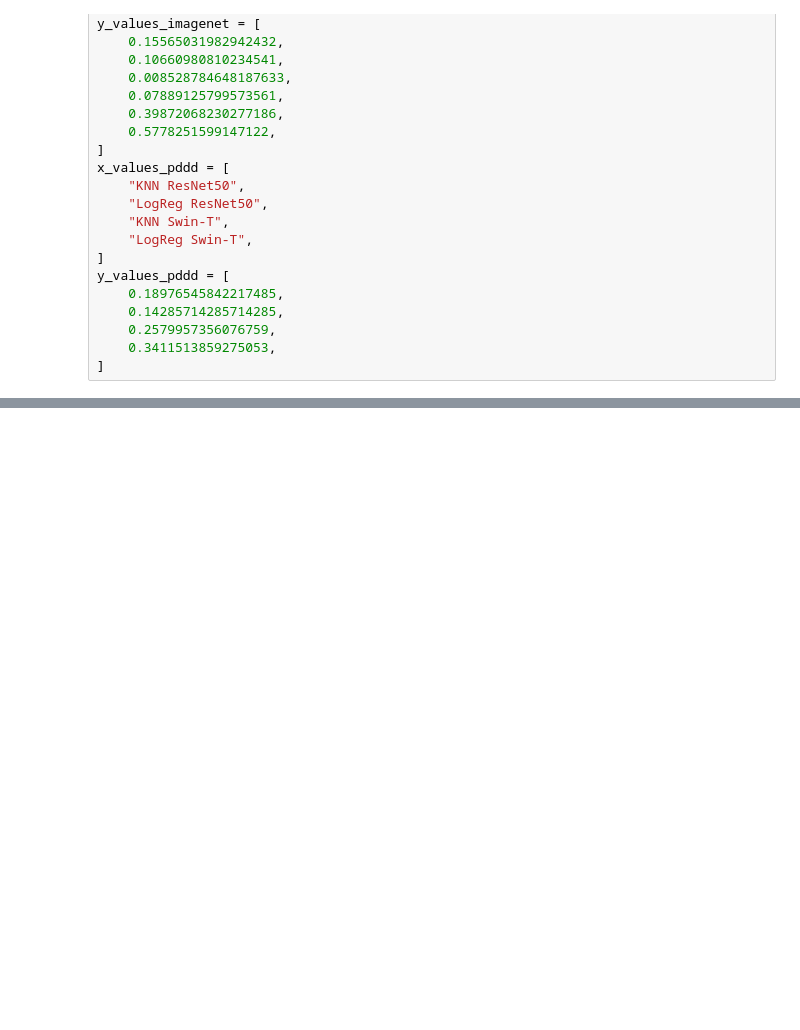
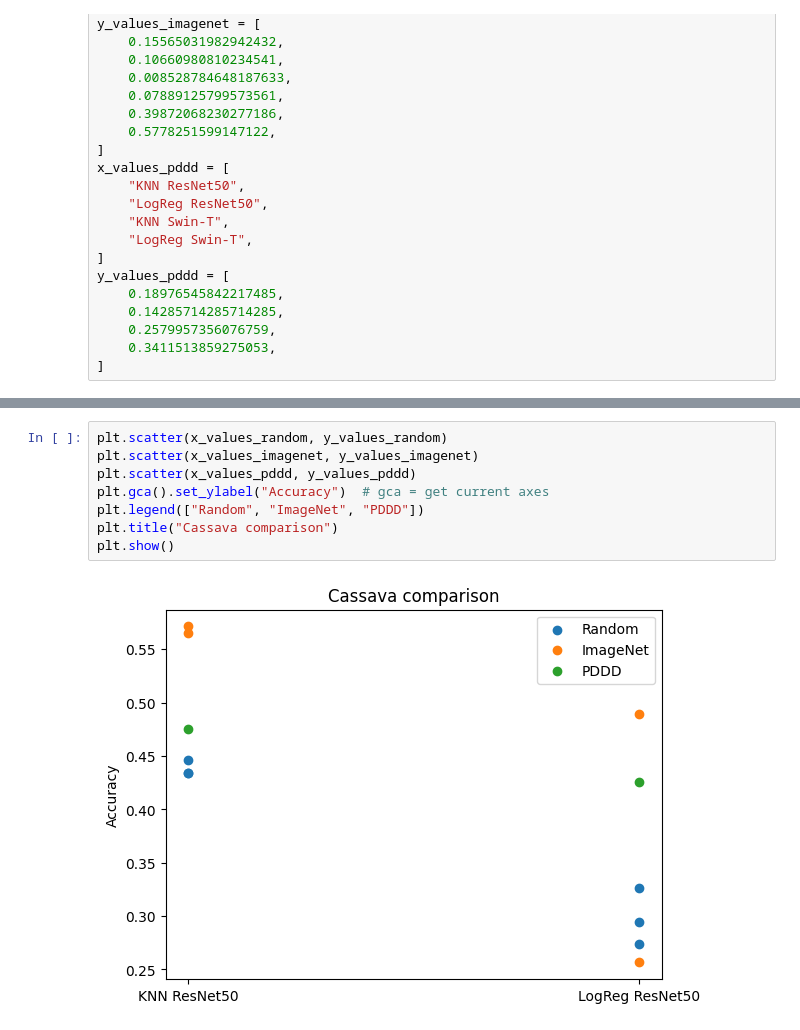
Before and after one commit to AlexanderPeter/thesis, a Jupyter notebook: code/19_plot_diagrams.ipynb, the cells around one changed output, grey strips where cells are left out. Saved outputs shown, nothing was run; the diff lists cells and outputs as text; blank space fills up the shorter version.

Commit message:
add resnet50 Cassava results

```diff
--- a/code/19_plot_diagrams.ipynb
+++ b/code/19_plot_diagrams.ipynb
@@ -97,0 +155,10 @@ plt.show()
+# %%
+plt.scatter(x_values_random, y_values_random)
+plt.scatter(x_values_imagenet, y_values_imagenet)
+plt.scatter(x_values_pddd, y_values_pddd)
+plt.gca().set_ylabel("Accuracy")  # gca = get current axes
+plt.legend(["Random", "ImageNet", "PDDD"])
+plt.title("Cassava comparison")
+plt.show()
+# %% [output]
+[figure, added]
```
Also changed, not shown: parts of 2 cells of this notebook, 7 other files.
